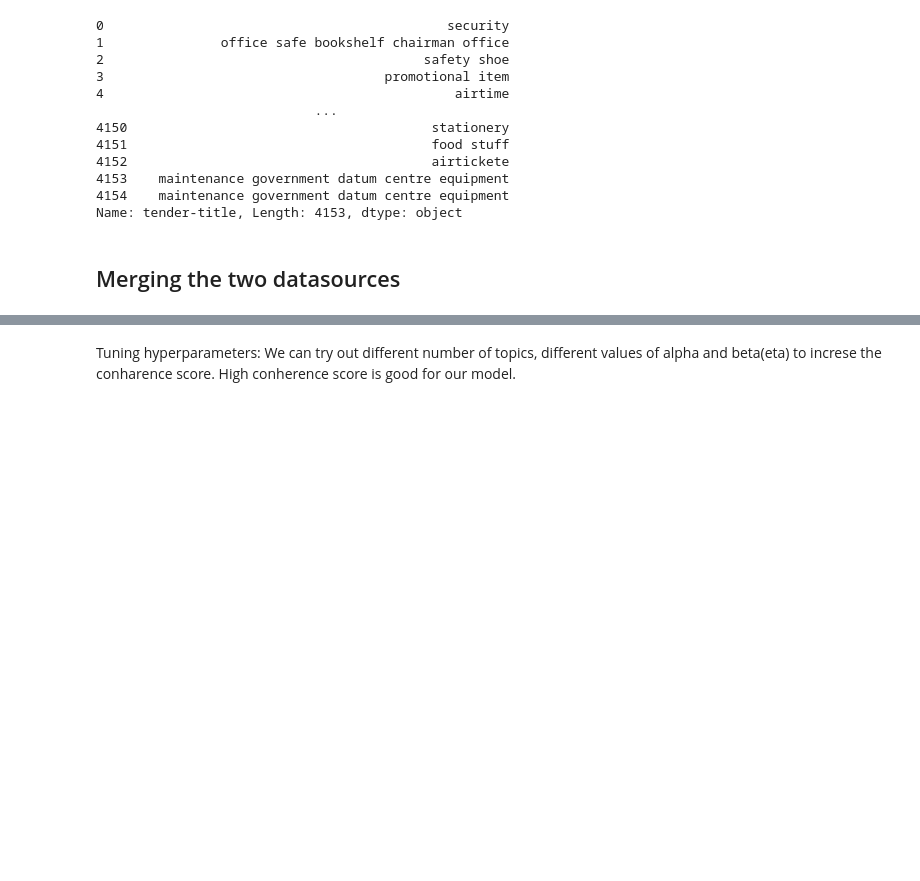
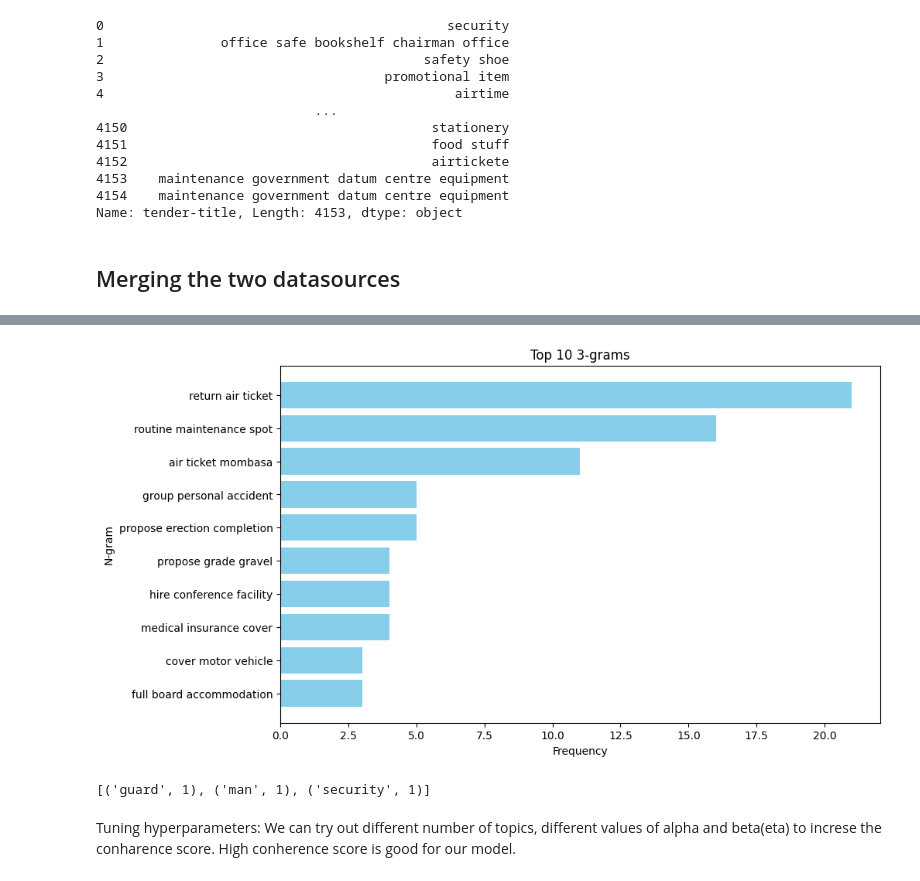
Before and after one commit to datakiptoo/County_Service-_Delivery, a Jupyter notebook: County_Residents.ipynb, the cells around one changed output, grey strips where cells are left out. Drawn from its saved outputs; the diff is of its cells as text; code cells hidden in the pictures; blank space fills up the shorter version.

```diff
--- a/County_Residents.ipynb
+++ b/County_Residents.ipynb
@@ -713,36 +749,38 @@ plt.show()
 # %%
 #trigram
 # Set the value of 'N' for N-grams
-N = 3  # Change this value to extract different N-grams (e.g., 2 for bigrams, 3 for trigrams, etc.)
+N = 3
 
 # Extract N-grams from the text Series
-ngram_list = df['services'].apply(lambda x: extract_ngrams(x, N))
+ngram_list = merged_data['services'].apply(lambda x: extract_ngrams(x, N))
 
 # Flatten the list of lists into a single list of N-grams
 flattened_ngrams = [gram for sublist in ngram_list for gram in sublist]
 
 # Use Counter to count the occurrences of each N-gram
 ngram_counts = Counter(flattened_ngrams)
 
 # Convert the ngram_counts into a DataFrame for easier plotting
 df_ngrams = pd.DataFrame(ngram_counts.items(), columns=['N-gram', 'Frequency'])
 
 # Sort by frequency in descending order
 df_ngrams = df_ngrams.sort_values(by='Frequency', ascending=False)
 
 # Plotting the top N-grams
 top_n = 10  # Change this value to visualize a different number of top N-grams
 plt.figure(figsize=(10, 6))
 plt.barh(df_ngrams['N-gram'][:top_n], df_ngrams['Frequency'][:top_n], color='skyblue')
 plt.xlabel('Frequency')
 plt.ylabel('N-gram')
 plt.title(f'Top {top_n} {N}-grams')
 plt.gca().invert_yaxis()  # Invert y-axis for better visualization
 plt.show()
+# %% [output]
+[figure, added]
 # %%
 #topic modelling
 #tokenize articles
-tokeize_article = ocha_clean['Indicator Name'].apply(lambda x : x.split())
+tokeize_article = merged_data['services'].apply(lambda x : x.split())
 id2word = corpora.Dictionary(tokeize_article)
 
 # Create Corpus
@@ -755,6 +793,8 @@ corpus = [id2word.doc2bow(text) for text in texts]
 #printing 50 words from the text corpus
 corpus_example = [[(id2word[id], freq) for id, freq in cp] for cp in corpus[:2]]
 corpus_example[0][:50]
+# %% [output]
+[('guard', 1), ('man', 1), ('security', 1)]
 # %%
 #build LDA model for 10 topic
 lda_model = gensim.models.ldamodel.LdaModel(corpus=corpus,
```
Also changed, not shown: parts of 27 cells of this notebook.
